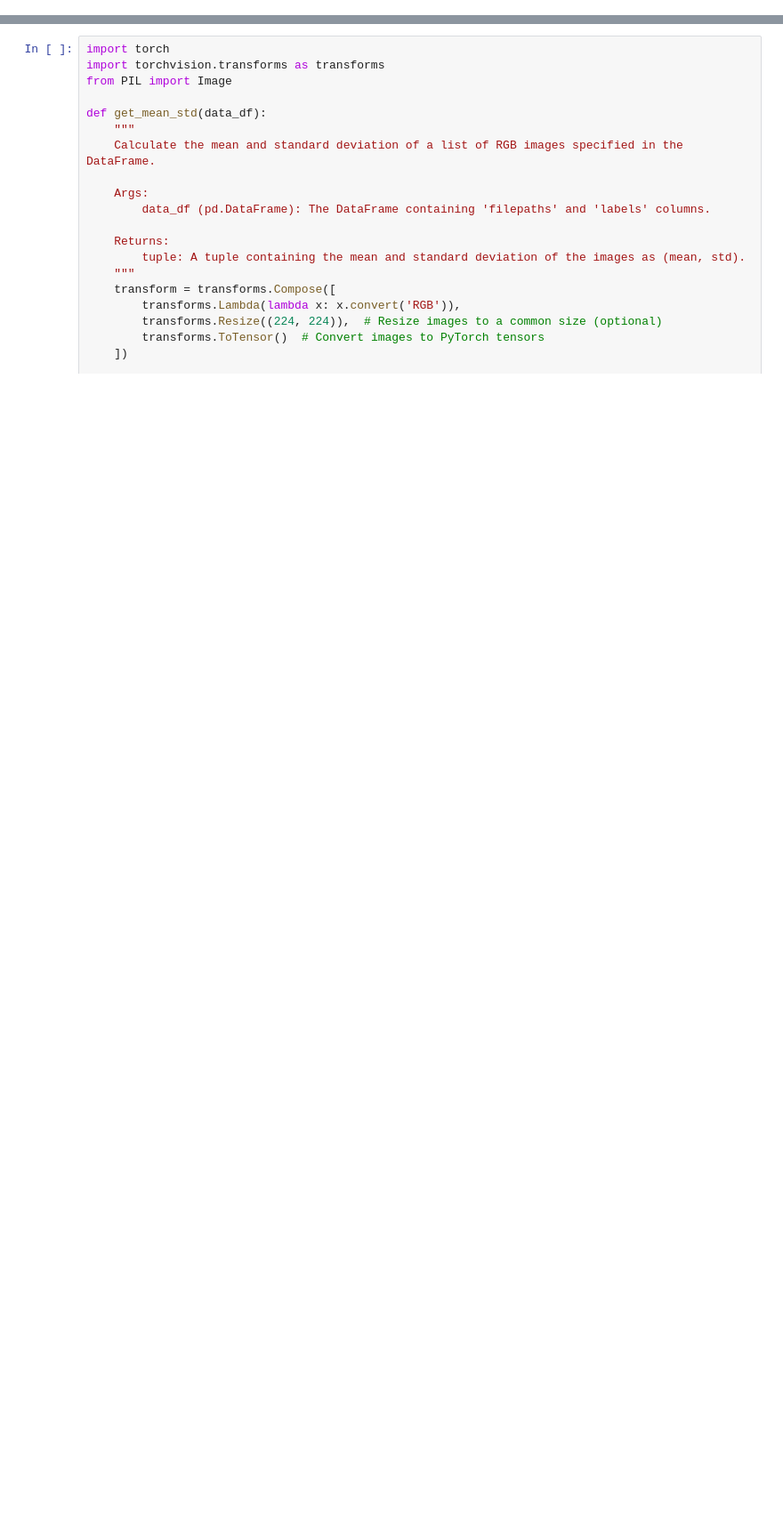
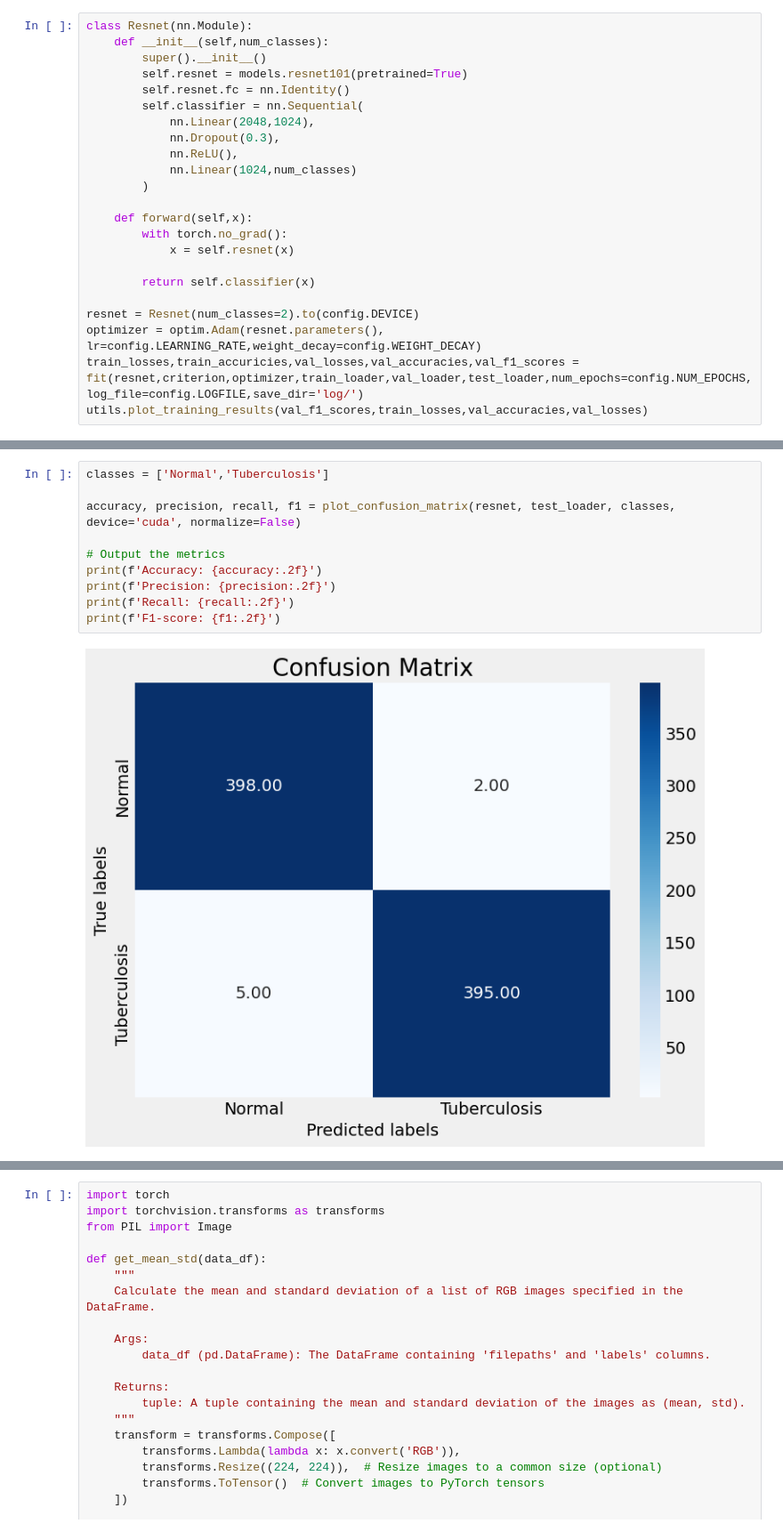
Before and after one commit to MortezaMahdaviMortazavi/TuberculosDetection, a Jupyter notebook: main.ipynb, the cells around one changed output, grey strips where cells are left out. Shown at 89% size. Drawn from its saved outputs; the diff is of its cells as text; blank space fills up the shorter version.

```diff
--- a/main.ipynb
+++ b/main.ipynb
@@ -121,0 +60,23 @@ utils.plot_training_results(val_f1_scores,train_losses,val_accuracies,val_losses
+# %%
+class Resnet(nn.Module):
+    def __init__(self,num_classes):
+        super().__init__()
+        self.resnet = models.resnet101(pretrained=True)
+        self.resnet.fc = nn.Identity()
+        self.classifier = nn.Sequential(
+            nn.Linear(2048,1024),
+            nn.Dropout(0.3),
+            nn.ReLU(),
+            nn.Linear(1024,num_classes)
+        )
+
+    def forward(self,x):
+        with torch.no_grad():
+            x = self.resnet(x)
+
+        return self.classifier(x)
+
+resnet = Resnet(num_classes=2).to(config.DEVICE)
+optimizer = optim.Adam(resnet.parameters(), lr=config.LEARNING_RATE,weight_decay=config.WEIGHT_DECAY)
+train_losses,train_accuricies,val_losses,val_accuracies,val_f1_scores = fit(resnet,criterion,optimizer,train_loader,val_loader,test_loader,num_epochs=config.NUM_EPOCHS,log_file=config.LOGFILE,save_dir='log/')
+utils.plot_training_results(val_f1_scores,train_losses,val_accuracies,val_losses)
@@ -121,0 +173,12 @@ utils.plot_training_results(val_f1_scores,train_losses,val_accuracies,val_losses
+# %%
+classes = ['Normal','Tuberculosis']
+
+accuracy, precision, recall, f1 = plot_confusion_matrix(resnet, test_loader, classes, device='cuda', normalize=False)
+
+# Output the metrics
+print(f'Accuracy: {accuracy:.2f}')
+print(f'Precision: {precision:.2f}')
+print(f'Recall: {recall:.2f}')
+print(f'F1-score: {f1:.2f}')
+# %% [output]
+[figure, added]
```
Also changed, not shown: parts of 15 cells of this notebook, 6 other files.
